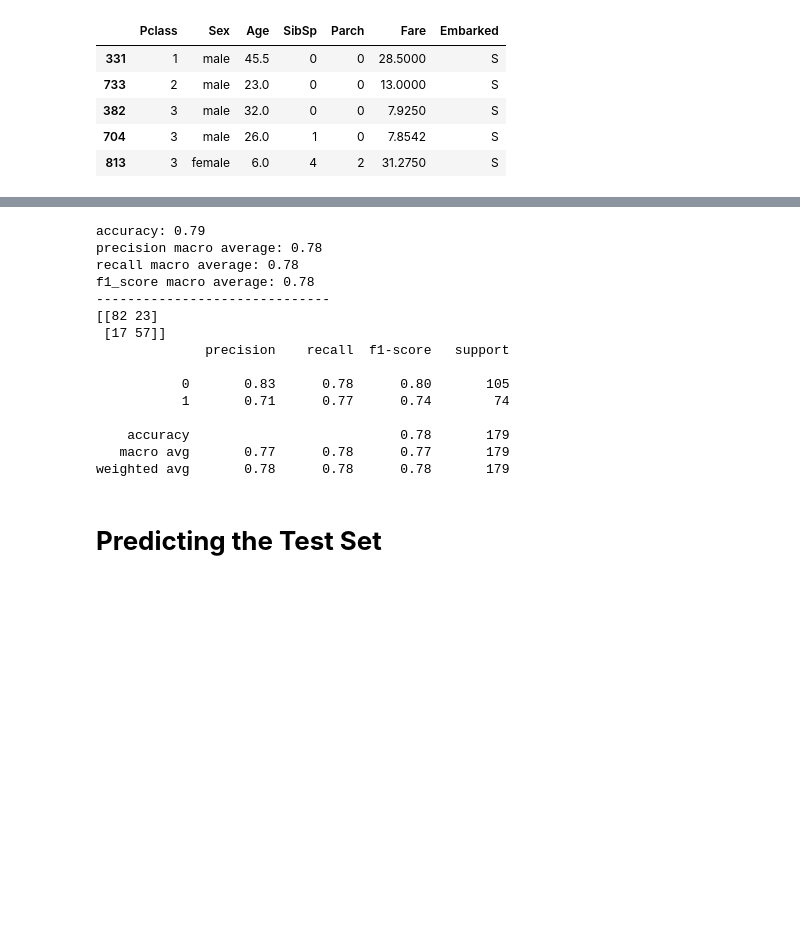
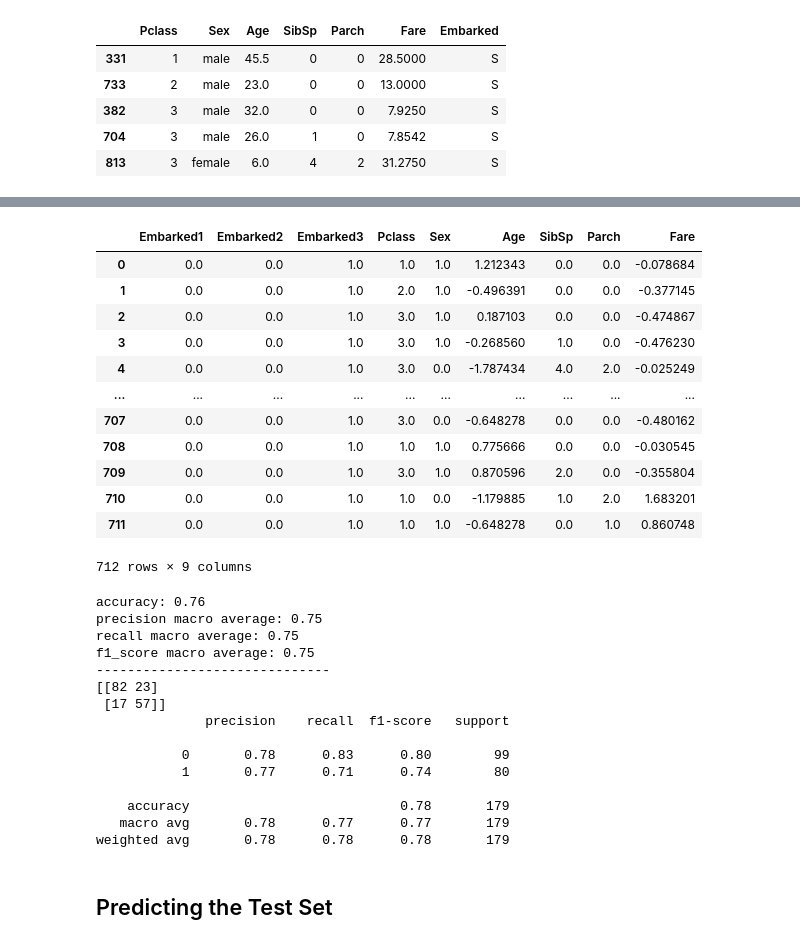
Before and after one commit to Mohammad8921/Titanic, a Jupyter notebook: Titanic-simple/Titanic.ipynb, the cells around one changed output, grey strips where cells are left out. Saved outputs shown, nothing was run; the diff lists cells and outputs as text; code cells hidden in the pictures; blank space fills up the shorter version.

```diff
--- a/Titanic-simple/Titanic.ipynb
+++ b/Titanic-simple/Titanic.ipynb
@@ -299,10 +290,30 @@ weighted avg       0.81      0.82      0.81       179
+# %%
+X_train_gnb = X_train.drop(columns = ['Embarked4']).copy()
+X_test_gnb = X_test.drop(columns = ['Embarked4']).copy()
+X_submission_gnb = X_submission.drop(columns = ['Embarked4']).copy()
+# %%
+X_train_gnb
+# %% [output]
+|  | Embarked1 | Embarked2 | Embarked3 | Pclass | Sex | Age | SibSp | Parch | Fare |
+| 0 | 0.0 | 0.0 | 1.0 | 1.0 | 1.0 | 1.212343 | 0.0 | 0.0 | -0.078684 |
+| 1 | 0.0 | 0.0 | 1.0 | 2.0 | 1.0 | -0.496391 | 0.0 | 0.0 | -0.377145 |
+| 2 | 0.0 | 0.0 | 1.0 | 3.0 | 1.0 | 0.187103 | 0.0 | 0.0 | -0.474867 |
+| 3 | 0.0 | 0.0 | 1.0 | 3.0 | 1.0 | -0.268560 | 1.0 | 0.0 | -0.476230 |
+| 4 | 0.0 | 0.0 | 1.0 | 3.0 | 0.0 | -1.787434 | 4.0 | 2.0 | -0.025249 |
+| ... | ... | ... | ... | ... | ... | ... | ... | ... | ... |
+| 707 | 0.0 | 0.0 | 1.0 | 3.0 | 0.0 | -0.648278 | 0.0 | 0.0 | -0.480162 |
+| 708 | 0.0 | 0.0 | 1.0 | 1.0 | 1.0 | 0.775666 | 0.0 | 0.0 | -0.030545 |
+| 709 | 0.0 | 0.0 | 1.0 | 3.0 | 1.0 | 0.870596 | 2.0 | 0.0 | -0.355804 |
+| 710 | 0.0 | 0.0 | 1.0 | 1.0 | 0.0 | -1.179885 | 1.0 | 2.0 | 1.683201 |
+| 711 | 0.0 | 0.0 | 1.0 | 1.0 | 1.0 | -0.648278 | 0.0 | 1.0 | 0.860748 |
+712 rows × 9 columns
 # %%
 from sklearn.naive_bayes import GaussianNB
 gnb_classifier = GaussianNB()
 # %%
-scores = cross_validate(gnb_classifier, X_train, y_train, scoring=scoring)
-gnb_classifier.fit(X_train, y_train)
-y_predicted_test_gnb = gnb_classifier.predict(X_test)
+scores = cross_validate(gnb_classifier, X_train_gnb, y_train, scoring=scoring)
+gnb_classifier.fit(X_train_gnb, y_train)
+y_predicted_test_gnb = gnb_classifier.predict(X_test_gnb)
 
 print("accuracy: {0:0.2f}\n\
 precision macro average: {1:0.2f}\n\
@@ -314,25 +325,25 @@ f1_score macro average: {3:0.2f}".format(
                                   scores['test_f1_macro'].mean()))
 print(30*"-")
 print(confusion_matrix(y_test, y_predicted_test_gnb))
-print(classification_report(y_test, y_predicted_test_gnb))
+print(classification_report(y_predicted_test_gnb, y_test))
 # %% [output]
-accuracy: 0.79
-precision macro average: 0.78
-recall macro average: 0.78
-f1_score macro average: 0.78
+accuracy: 0.76
+precision macro average: 0.75
+recall macro average: 0.75
+f1_score macro average: 0.75
 ------------------------------
 [[82 23]
  [17 57]]
               precision    recall  f1-score   support
 
-           0       0.83      0.78      0.80       105
-           1       0.71      0.77      0.74        74
+           0       0.78      0.83      0.80        99
+           1       0.77      0.71      0.74        80
 
     accuracy                           0.78       179
-   macro avg       0.77      0.78      0.77       179
+   macro avg       0.78      0.77      0.77       179
 weighted avg       0.78      0.78      0.78       179
 # %% [markdown]
-# **Predicting the Test Set**
+## Predicting the Test Set
 # %%
 y_predicted_sv = sv_classifier.predict(X_submission)
 y_predicted_lr = lr_classifier.predict(X_submission)
```
Also changed, not shown: parts of 20 cells of this notebook.
